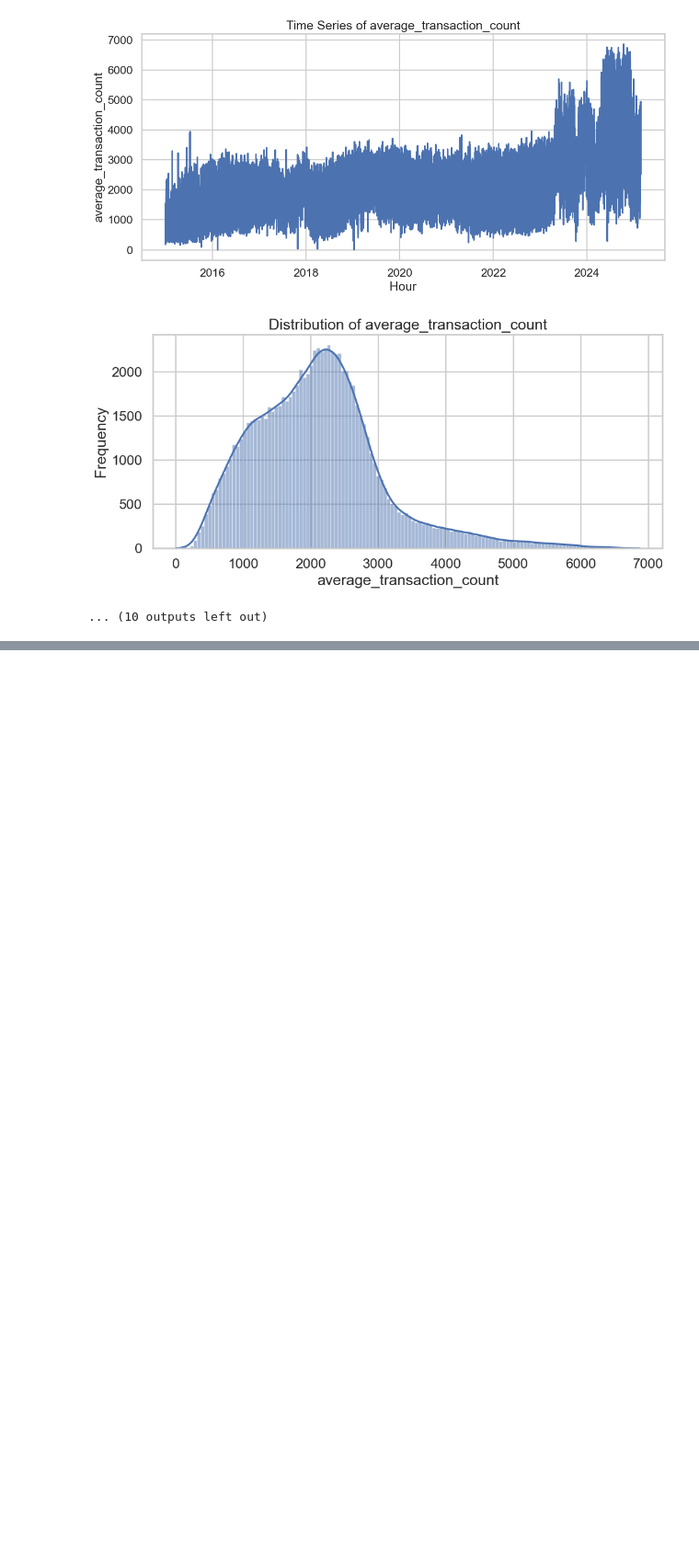
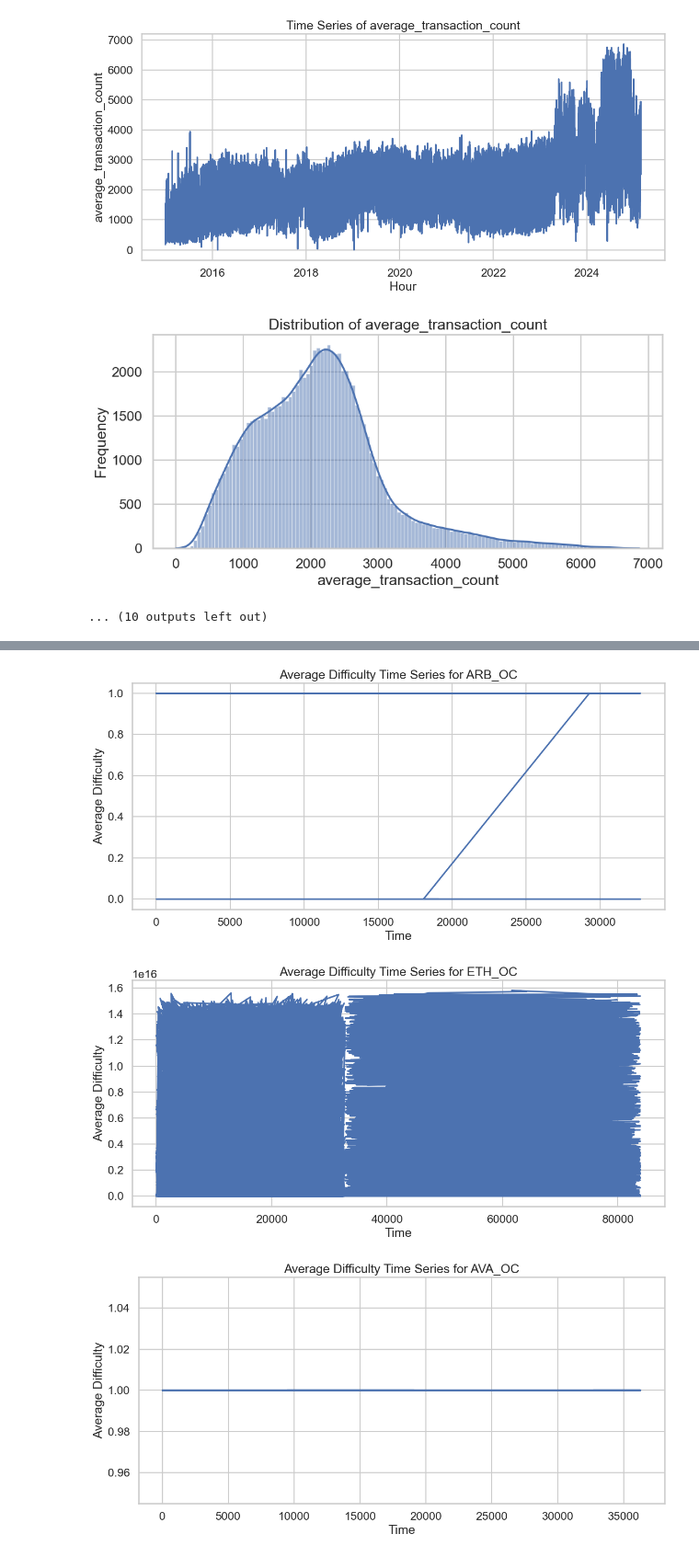
Before and after one commit to Kunj121/QTSFinalProject, a Jupyter notebook: Graph_Analysis/Graph_Analysis.ipynb, the cells around one changed output, grey strips where cells are left out. Shown at 92% size. Cells and saved outputs as stored; diff of their text form; code cells hidden in the pictures; blank space fills up the shorter version.

```diff
--- a/Graph_Analysis/Graph_Analysis.ipynb
+++ b/Graph_Analysis/Graph_Analysis.ipynb
@@ -345,0 +854,6 @@ for col in metrics:
+# %%
+plot_timeseries(df_average_difficulty_all, "Average Difficulty")
+# %% [output]
+[figure, added]
+[figure, added]
+[figure, added]
```
Also changed, not shown: parts of 23 cells of this notebook.
